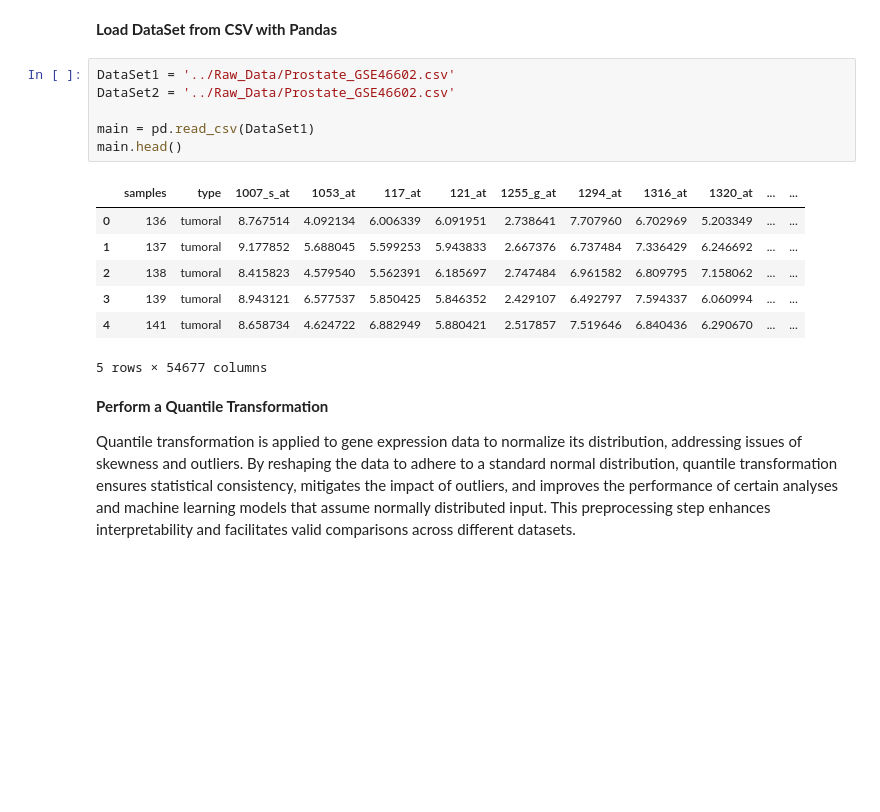
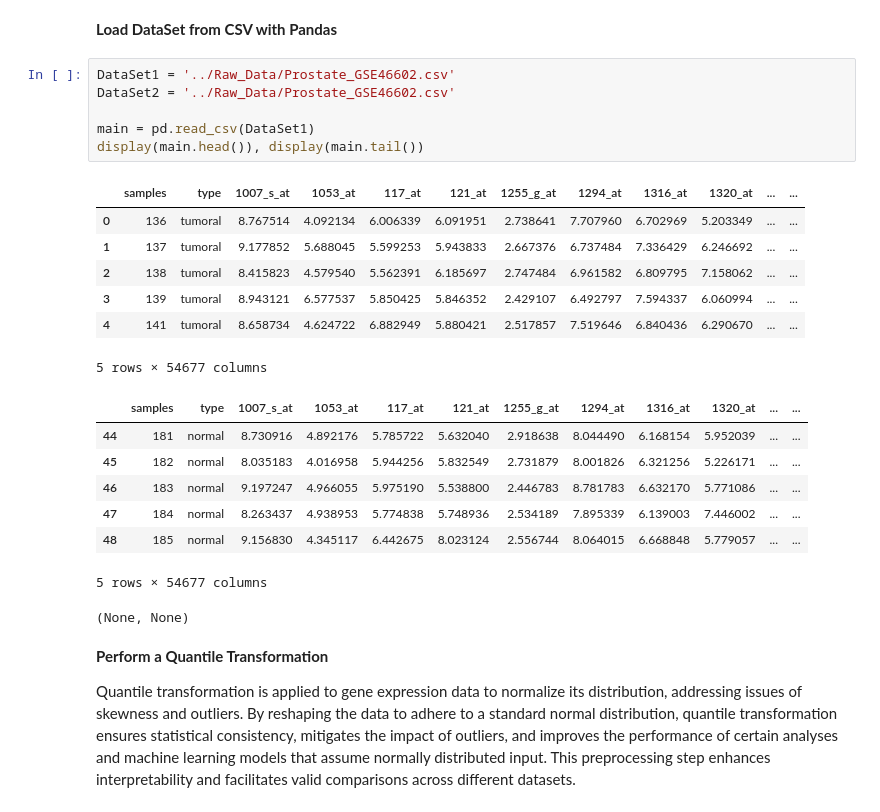
Before and after one commit to Natalia-Rodrigo/Mid_bootcam_project, a Jupyter notebook: notebooks/Tim.ipynb, the cells around one changed output. Drawn from its saved outputs; the diff is of its cells as text; blank space fills up the shorter version.

```diff
--- a/notebooks/Tim.ipynb
+++ b/notebooks/Tim.ipynb
@@ -10,17 +10,25 @@ import seaborn as sns
 # %%
 DataSet1 = '../Raw_Data/Prostate_GSE46602.csv'
 DataSet2 = '../Raw_Data/Prostate_GSE46602.csv'
 
 main = pd.read_csv(DataSet1)
-main.head()
+display(main.head()), display(main.tail())
 # %% [output]
 |  | samples | type | 1007_s_at | 1053_at | 117_at | 121_at | 1255_g_at | 1294_at | 1316_at | 1320_at | ... | ... |
 | 0 | 136 | tumoral | 8.767514 | 4.092134 | 6.006339 | 6.091951 | 2.738641 | 7.707960 | 6.702969 | 5.203349 | ... | ... |
 | 1 | 137 | tumoral | 9.177852 | 5.688045 | 5.599253 | 5.943833 | 2.667376 | 6.737484 | 7.336429 | 6.246692 | ... | ... |
 | 2 | 138 | tumoral | 8.415823 | 4.579540 | 5.562391 | 6.185697 | 2.747484 | 6.961582 | 6.809795 | 7.158062 | ... | ... |
 | 3 | 139 | tumoral | 8.943121 | 6.577537 | 5.850425 | 5.846352 | 2.429107 | 6.492797 | 7.594337 | 6.060994 | ... | ... |
 | 4 | 141 | tumoral | 8.658734 | 4.624722 | 6.882949 | 5.880421 | 2.517857 | 7.519646 | 6.840436 | 6.290670 | ... | ... |
 5 rows × 54677 columns
+|  | samples | type | 1007_s_at | 1053_at | 117_at | 121_at | 1255_g_at | 1294_at | 1316_at | 1320_at | ... | ... |
+| 44 | 181 | normal | 8.730916 | 4.892176 | 5.785722 | 5.632040 | 2.918638 | 8.044490 | 6.168154 | 5.952039 | ... | ... |
+| 45 | 182 | normal | 8.035183 | 4.016958 | 5.944256 | 5.832549 | 2.731879 | 8.001826 | 6.321256 | 5.226171 | ... | ... |
+| 46 | 183 | normal | 9.197247 | 4.966055 | 5.975190 | 5.538800 | 2.446783 | 8.781783 | 6.632170 | 5.771086 | ... | ... |
+| 47 | 184 | normal | 8.263437 | 4.938953 | 5.774838 | 5.748936 | 2.534189 | 7.895339 | 6.139003 | 7.446002 | ... | ... |
+| 48 | 185 | normal | 9.156830 | 4.345117 | 6.442675 | 8.023124 | 2.556744 | 8.064015 | 6.668848 | 5.779057 | ... | ... |
+5 rows × 54677 columns
+(None, None)
 # %% [markdown]
 **Perform a Quantile Transformation**
 
```
Also changed, not shown: parts of 1 cell of this notebook, 1 other file.
